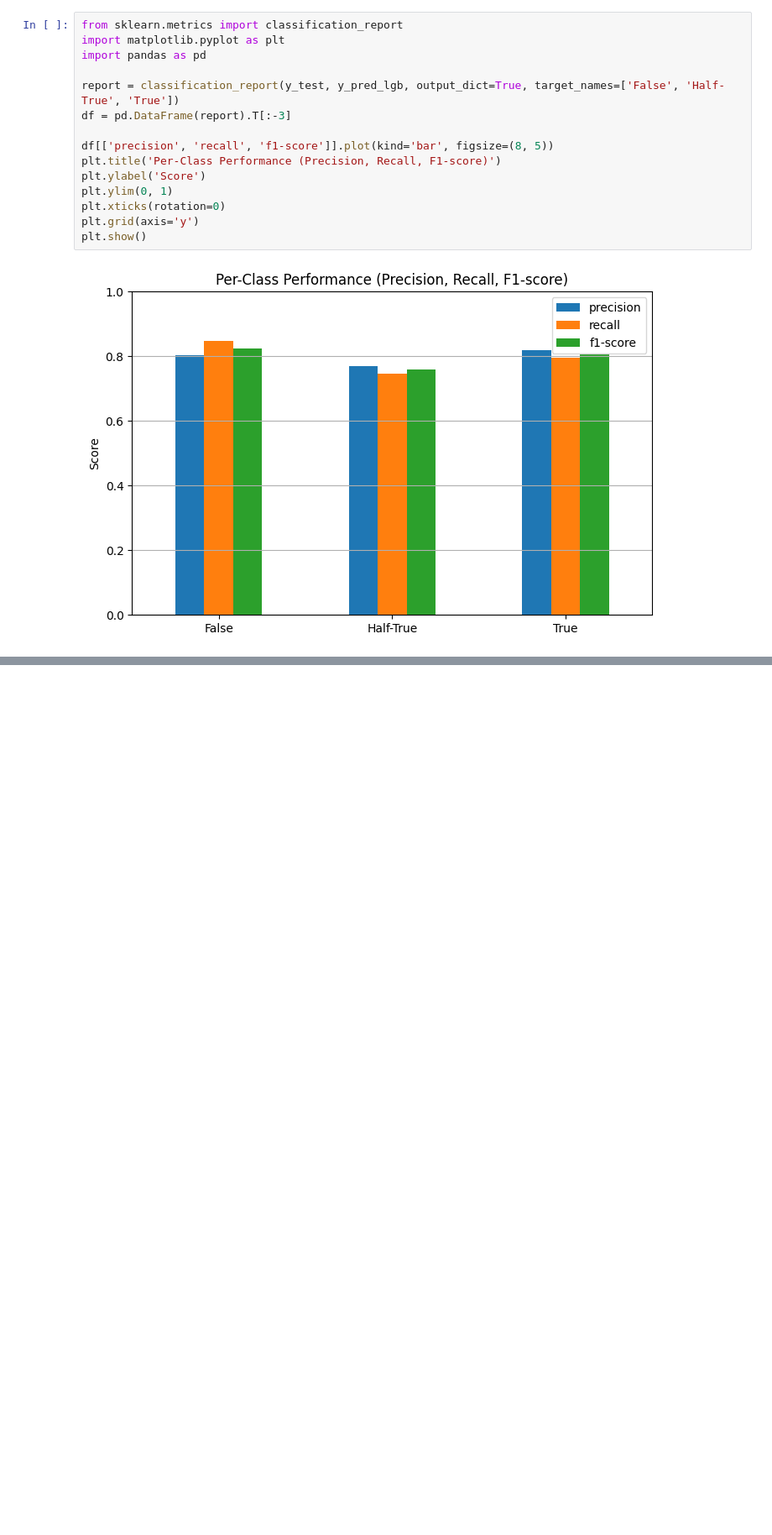
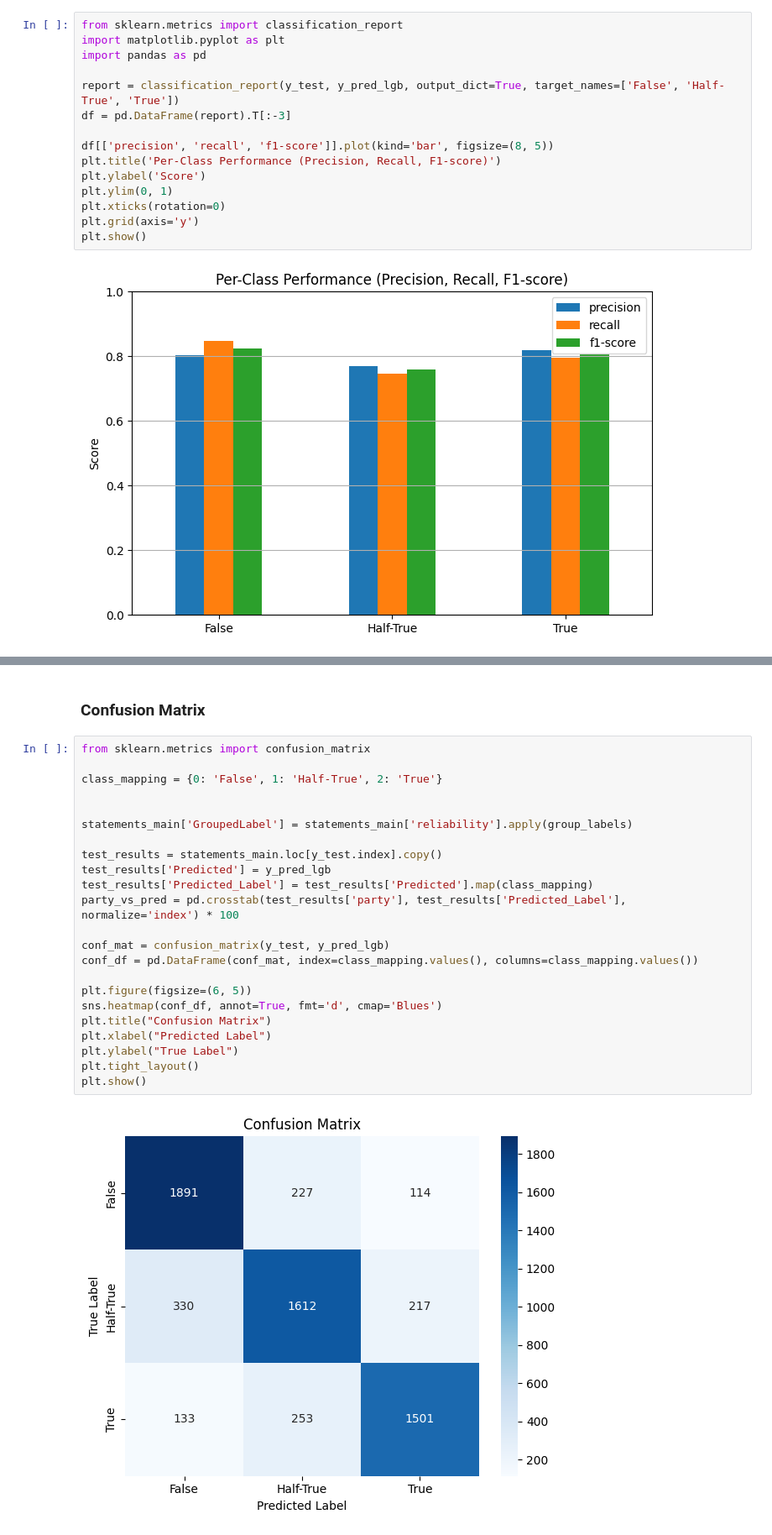
Before and after one commit to namanNagelia/cmsc320_finalProject, a Jupyter notebook: project.ipynb, the cells around one changed output, grey strips where cells are left out. Shown: that part at 84% size. Drawn from its saved outputs; the diff is of its cells as text; blank space fills up the shorter version.

```diff
--- a/project.ipynb
+++ b/project.ipynb
@@ -1012,0 +1027,27 @@ Overall, our two datasets offer a diverse range of data, with over 31,000 observ
+# %% [markdown]
+### Confusion Matrix
+# %%
+from sklearn.metrics import confusion_matrix
+
+class_mapping = {0: 'False', 1: 'Half-True', 2: 'True'}
+
+
+statements_main['GroupedLabel'] = statements_main['reliability'].apply(group_labels)
+
+test_results = statements_main.loc[y_test.index].copy()
+test_results['Predicted'] = y_pred_lgb
+test_results['Predicted_Label'] = test_results['Predicted'].map(class_mapping)
+party_vs_pred = pd.crosstab(test_results['party'], test_results['Predicted_Label'], normalize='index') * 100
+
+conf_mat = confusion_matrix(y_test, y_pred_lgb)
+conf_df = pd.DataFrame(conf_mat, index=class_mapping.values(), columns=class_mapping.values())
+
+plt.figure(figsize=(6, 5))
+sns.heatmap(conf_df, annot=True, fmt='d', cmap='Blues')
+plt.title("Confusion Matrix")
+plt.xlabel("Predicted Label")
+plt.ylabel("True Label")
+plt.tight_layout()
+plt.show()
+# %% [output]
+[figure, added]
```
Also changed, not shown: parts of 30 cells of this notebook.
